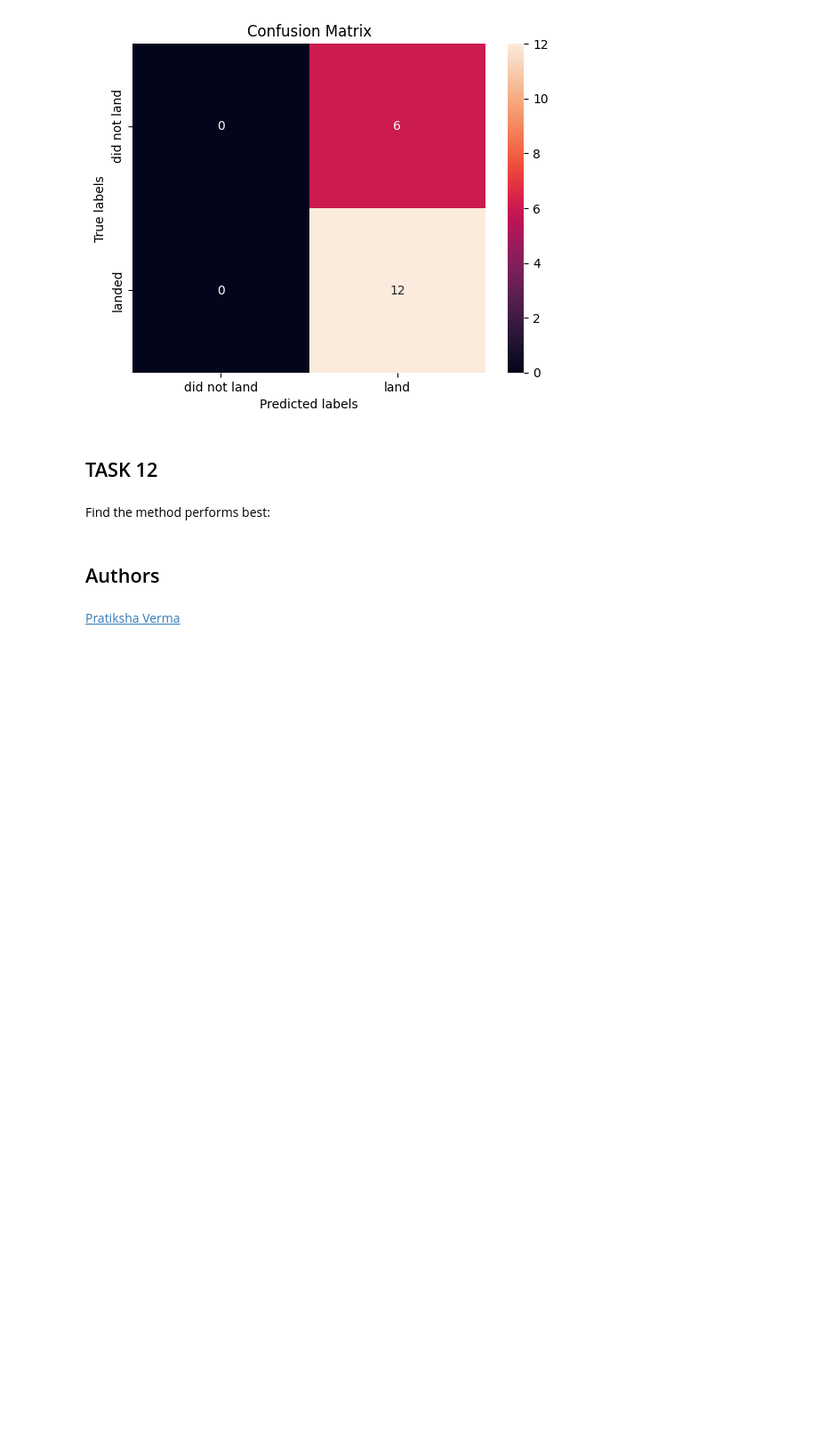
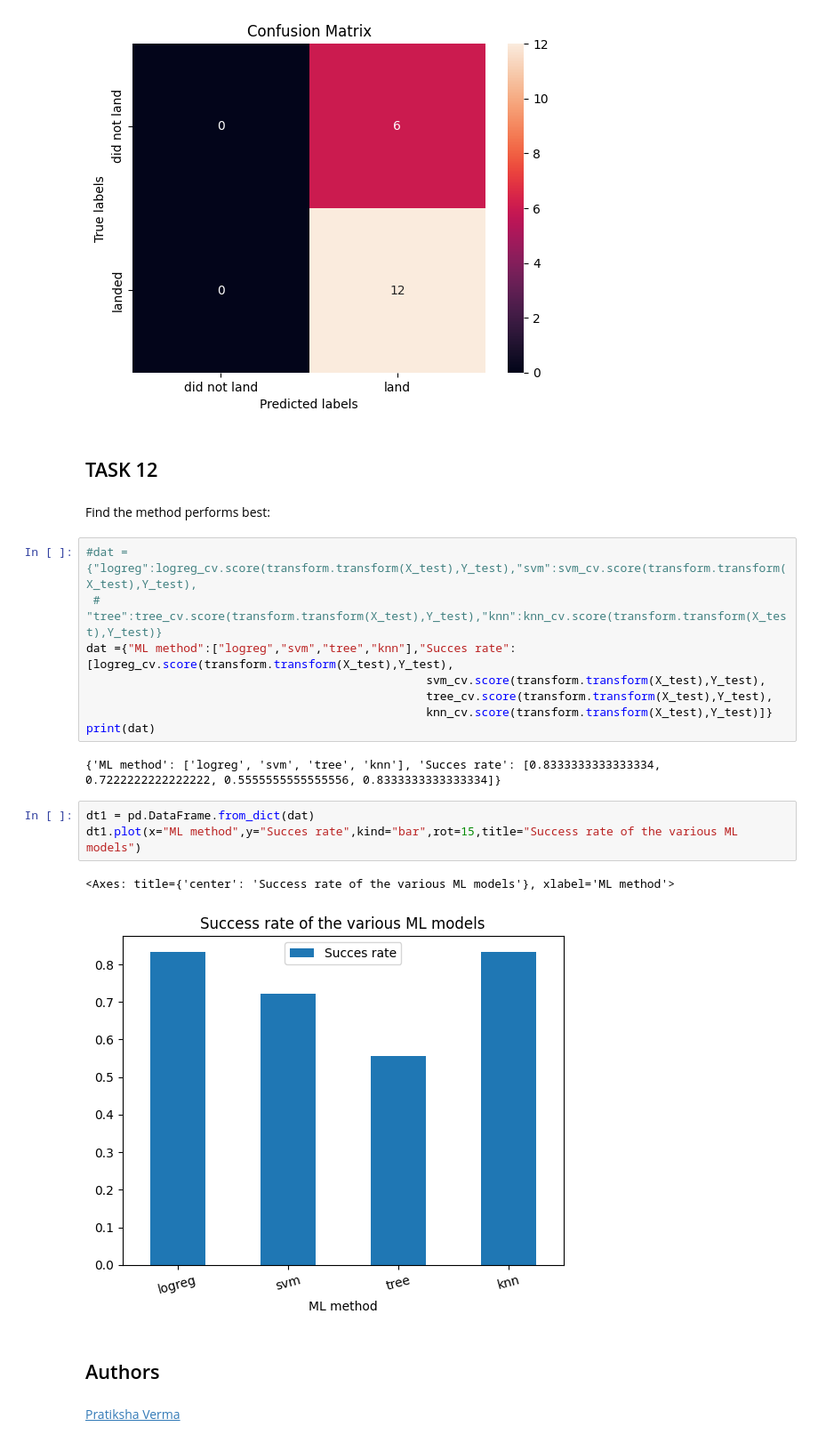
Before and after one commit to eriksteenberg/coursera-IBM-SPACEX, a Jupyter notebook: SpaceX_Machine_Learning_Prediction_Part_5.jupyterlite.ipynb, the cells around one changed output. Shown: that part at 89% size. Cells and saved outputs as stored; diff of their text form; blank space fills up the shorter version.

```diff
--- a/SpaceX_Machine_Learning_Prediction_Part_5.jupyterlite.ipynb
+++ b/SpaceX_Machine_Learning_Prediction_Part_5.jupyterlite.ipynb
@@ -354,6 +365,22 @@ plot_confusion_matrix(Y_test,yhat)
 ## TASK  12
 # %% [markdown]
 Find the method performs best:
+# %%
+#dat = {"logreg":logreg_cv.score(transform.transform(X_test),Y_test),"svm":svm_cv.score(transform.transform(X_test),Y_test),
+ #     "tree":tree_cv.score(transform.transform(X_test),Y_test),"knn":knn_cv.score(transform.transform(X_test),Y_test)}
+dat ={"ML method":["logreg","svm","tree","knn"],"Succes rate":[logreg_cv.score(transform.transform(X_test),Y_test),
+                                                 svm_cv.score(transform.transform(X_test),Y_test),
+                                                 tree_cv.score(transform.transform(X_test),Y_test),
+                                                 knn_cv.score(transform.transform(X_test),Y_test)]}
+print(dat)
+# %% [output]
+{'ML method': ['logreg', 'svm', 'tree', 'knn'], 'Succes rate': [0.8333333333333334, 0.7222222222222222, 0.5555555555555556, 0.8333333333333334]}
+# %%
+dt1 = pd.DataFrame.from_dict(dat)
+dt1.plot(x="ML method",y="Succes rate",kind="bar",rot=15,title="Success rate of the various ML models")
+# %% [output]
+<Axes: title={'center': 'Success rate of the various ML models'}, xlabel='ML method'>
+[figure, added]
 # %% [markdown]
 ## Authors
 # %% [markdown]
```
Also changed, not shown: parts of 10 cells of this notebook.
